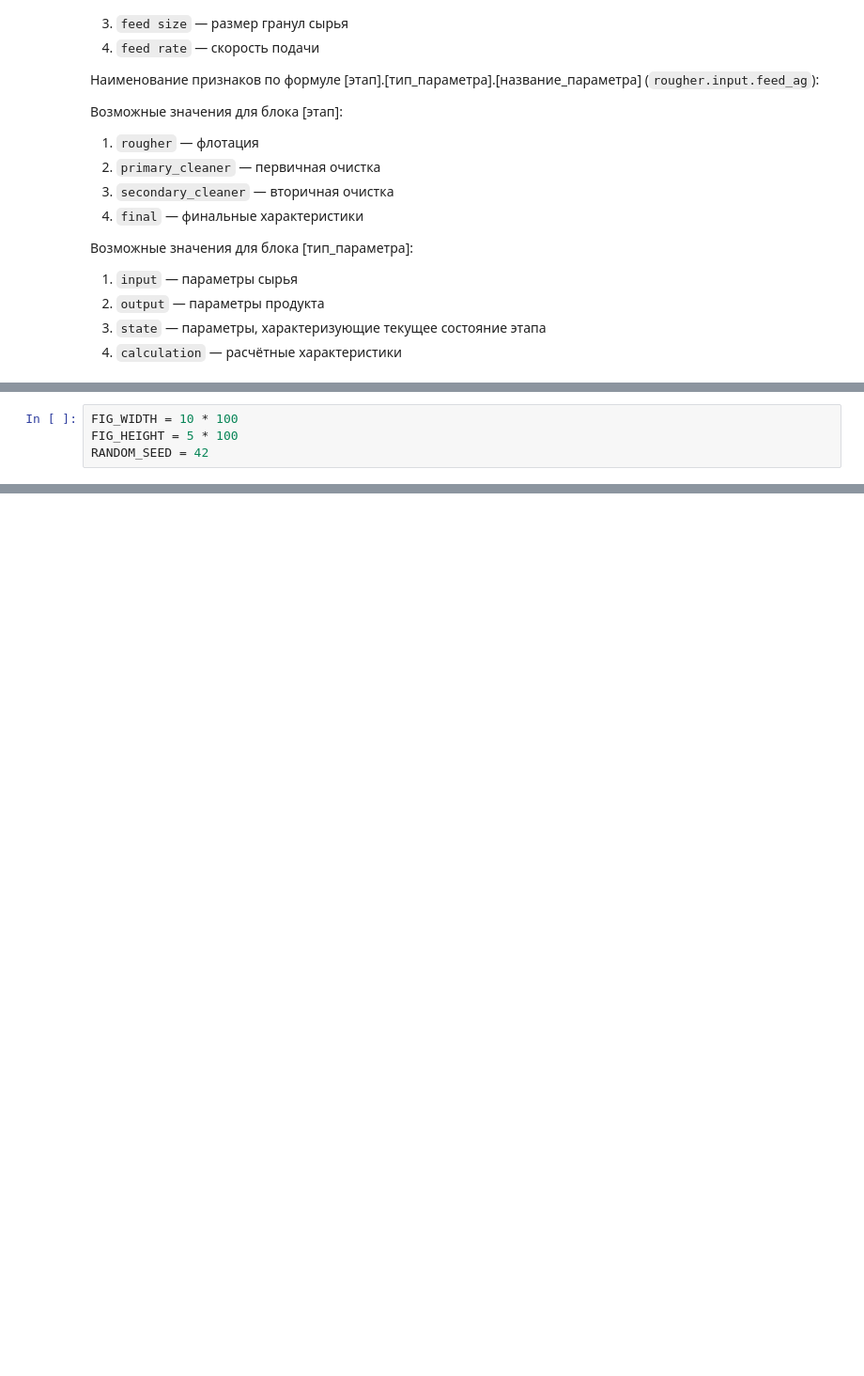
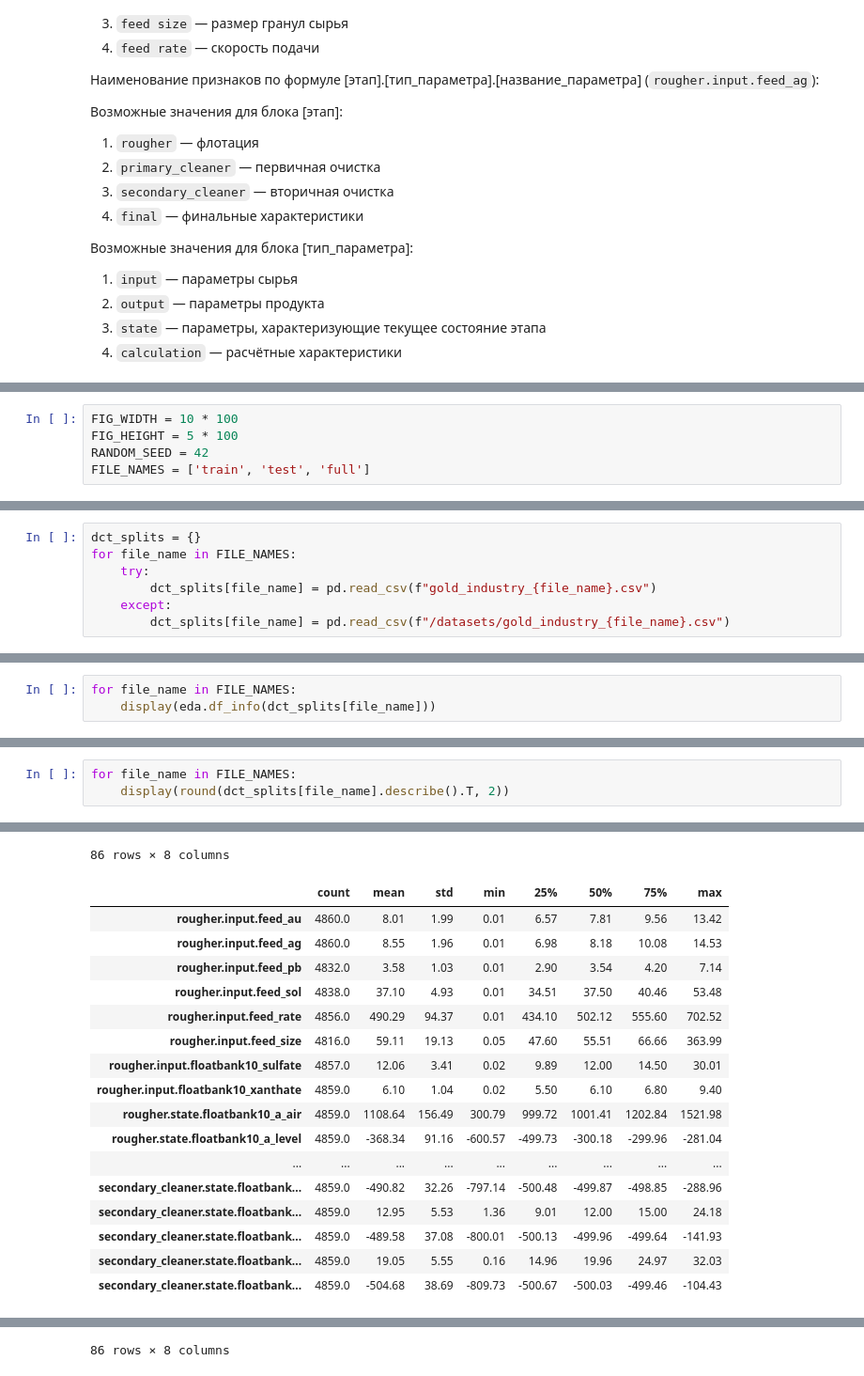
Before and after one commit to mskhmelik/yandex_data_science, a Jupyter notebook: Project_4/prj_gold_mining.ipynb, the cells around one changed output, grey strips where cells are left out. Shown at 94% size. Drawn from its saved outputs; the diff is of its cells as text; blank space fills up the shorter version.

Commit message:
modified:   Project_4/prj_gold_mining.ipynb changes:    started explaratory analysis

```diff
--- a/Project_4/prj_gold_mining.ipynb
+++ b/Project_4/prj_gold_mining.ipynb
@@ -94,3 +94,4 @@ from sklearn.metrics import (
 FIG_WIDTH = 10 * 100
 FIG_HEIGHT = 5 * 100
 RANDOM_SEED = 42
+FILE_NAMES = ['train', 'test', 'full']
@@ -101,0 +98,7 @@ except:
+# %%
+dct_splits = {}
+for file_name in FILE_NAMES:
+    try:
+        dct_splits[file_name] = pd.read_csv(f"gold_industry_{file_name}.csv")
+    except:
+        dct_splits[file_name] = pd.read_csv(f"/datasets/gold_industry_{file_name}.csv")
@@ -101,0 +111,3 @@ except:
+# %%
+for file_name in FILE_NAMES:
+    display(eda.df_info(dct_splits[file_name]))
@@ -101,0 +158,4 @@ except:
+# %%
+for file_name in FILE_NAMES:
+    display(round(dct_splits[file_name].describe().T, 2))
+# %% [output]
@@ -101,0 +174,18 @@ except:
+86 rows × 8 columns
+|  | count | mean | std | min | 25% | 50% | 75% | max |
+| rougher.input.feed_au | 4860.0 | 8.01 | 1.99 | 0.01 | 6.57 | 7.81 | 9.56 | 13.42 |
+| rougher.input.feed_ag | 4860.0 | 8.55 | 1.96 | 0.01 | 6.98 | 8.18 | 10.08 | 14.53 |
+| rougher.input.feed_pb | 4832.0 | 3.58 | 1.03 | 0.01 | 2.90 | 3.54 | 4.20 | 7.14 |
+| rougher.input.feed_sol | 4838.0 | 37.10 | 4.93 | 0.01 | 34.51 | 37.50 | 40.46 | 53.48 |
+| rougher.input.feed_rate | 4856.0 | 490.29 | 94.37 | 0.01 | 434.10 | 502.12 | 555.60 | 702.52 |
+| rougher.input.feed_size | 4816.0 | 59.11 | 19.13 | 0.05 | 47.60 | 55.51 | 66.66 | 363.99 |
+| rougher.input.floatbank10_sulfate | 4857.0 | 12.06 | 3.41 | 0.02 | 9.89 | 12.00 | 14.50 | 30.01 |
+| rougher.input.floatbank10_xanthate | 4859.0 | 6.10 | 1.04 | 0.02 | 5.50 | 6.10 | 6.80 | 9.40 |
+| rougher.state.floatbank10_a_air | 4859.0 | 1108.64 | 156.49 | 300.79 | 999.72 | 1001.41 | 1202.84 | 1521.98 |
+| rougher.state.floatbank10_a_level | 4859.0 | -368.34 | 91.16 | -600.57 | -499.73 | -300.18 | -299.96 | -281.04 |
+| ... | ... | ... | ... | ... | ... | ... | ... | ... |
+| secondary_cleaner.state.floatbank... | 4859.0 | -490.82 | 32.26 | -797.14 | -500.48 | -499.87 | -498.85 | -288.96 |
+| secondary_cleaner.state.floatbank... | 4859.0 | 12.95 | 5.53 | 1.36 | 9.01 | 12.00 | 15.00 | 24.18 |
+| secondary_cleaner.state.floatbank... | 4859.0 | -489.58 | 37.08 | -800.01 | -500.13 | -499.96 | -499.64 | -141.93 |
+| secondary_cleaner.state.floatbank... | 4859.0 | 19.05 | 5.55 | 0.16 | 14.96 | 19.96 | 24.97 | 32.03 |
+| secondary_cleaner.state.floatbank... | 4859.0 | -504.68 | 38.69 | -809.73 | -500.67 | -500.03 | -499.46 | -104.43 |
@@ -101,0 +204 @@ except:
+86 rows × 8 columns
```
Also changed, not shown: parts of 6 cells of this notebook.
